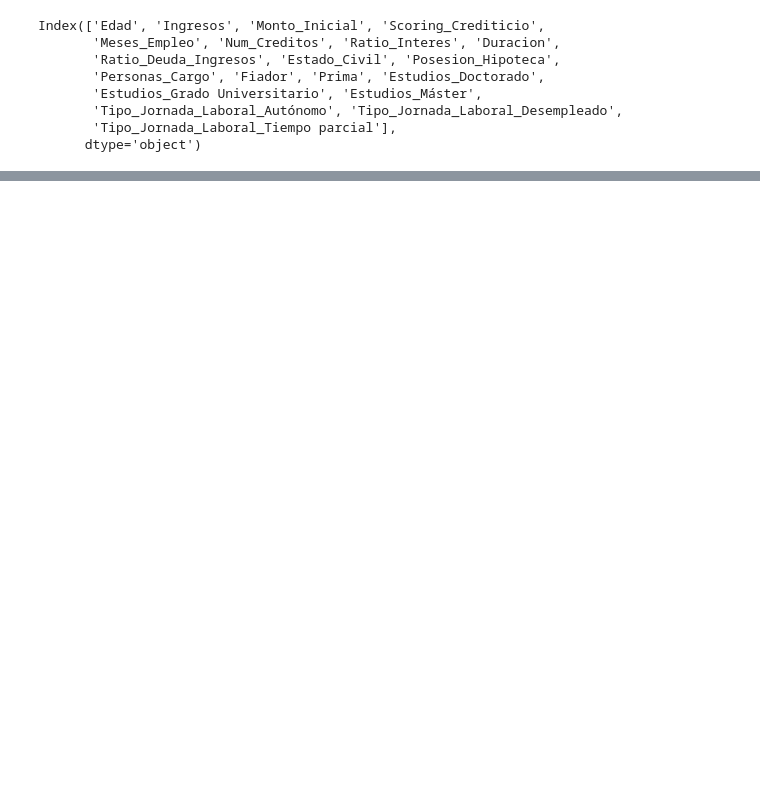
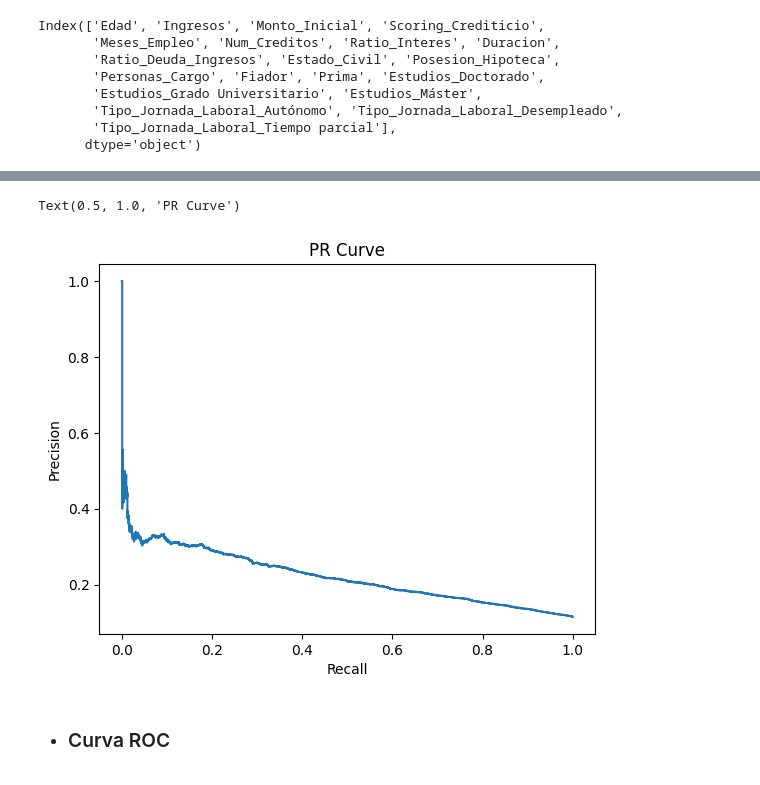
Before and after one commit to GorkaNBDATA/Equipo-Morado, a Jupyter notebook: modelo-impago.ipynb, the cells around one changed output, grey strips where cells are left out. Drawn from its saved outputs; the diff is of its cells as text; code cells hidden in the pictures; blank space fills up the shorter version.

```diff
--- a/modelo-impago.ipynb
+++ b/modelo-impago.ipynb
@@ -205,0 +462,9 @@ El escalado se realiza utilizando únicamente los datos del conjunto de entrenam
+# %%
+"""
+Cómo varía la precisión y sensibilidad respecto a diferentes umbrales de probabilidad
+"""
+
+# Primero creamos una tabla para ver como varía la precisión y recall en función del valor umbral
+
+prec, rec, thresholds = precision_recall_curve(y_test, predicciones) # necesitamos la probabilidad de la clase 1
+pd.DataFrame({"prec":prec[:-1], "rec":rec[:-1], "threshold":thresholds})[80:100]
@@ -205,0 +489,12 @@ El escalado se realiza utilizando únicamente los datos del conjunto de entrenam
+# %%
+plt.plot(rec, prec)
+
+plt.xlabel("Recall")
+plt.ylabel("Precision")
+
+plt.title("PR Curve")
+# %% [output]
+Text(0.5, 1.0, 'PR Curve')
+[figure, added]
+# %% [markdown]
+- ### Curva ROC
```
Also changed, not shown: parts of 42 cells of this notebook.
